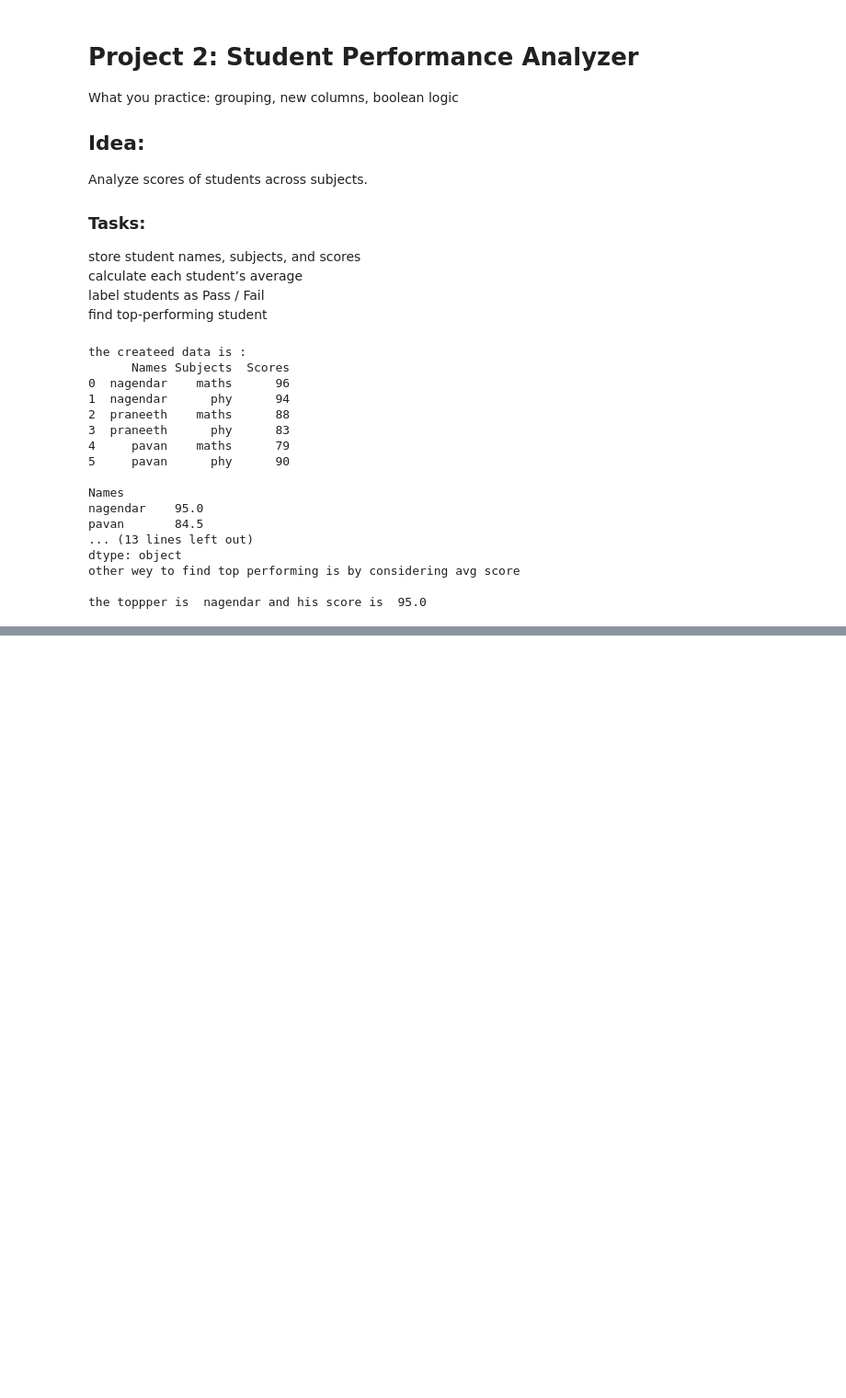
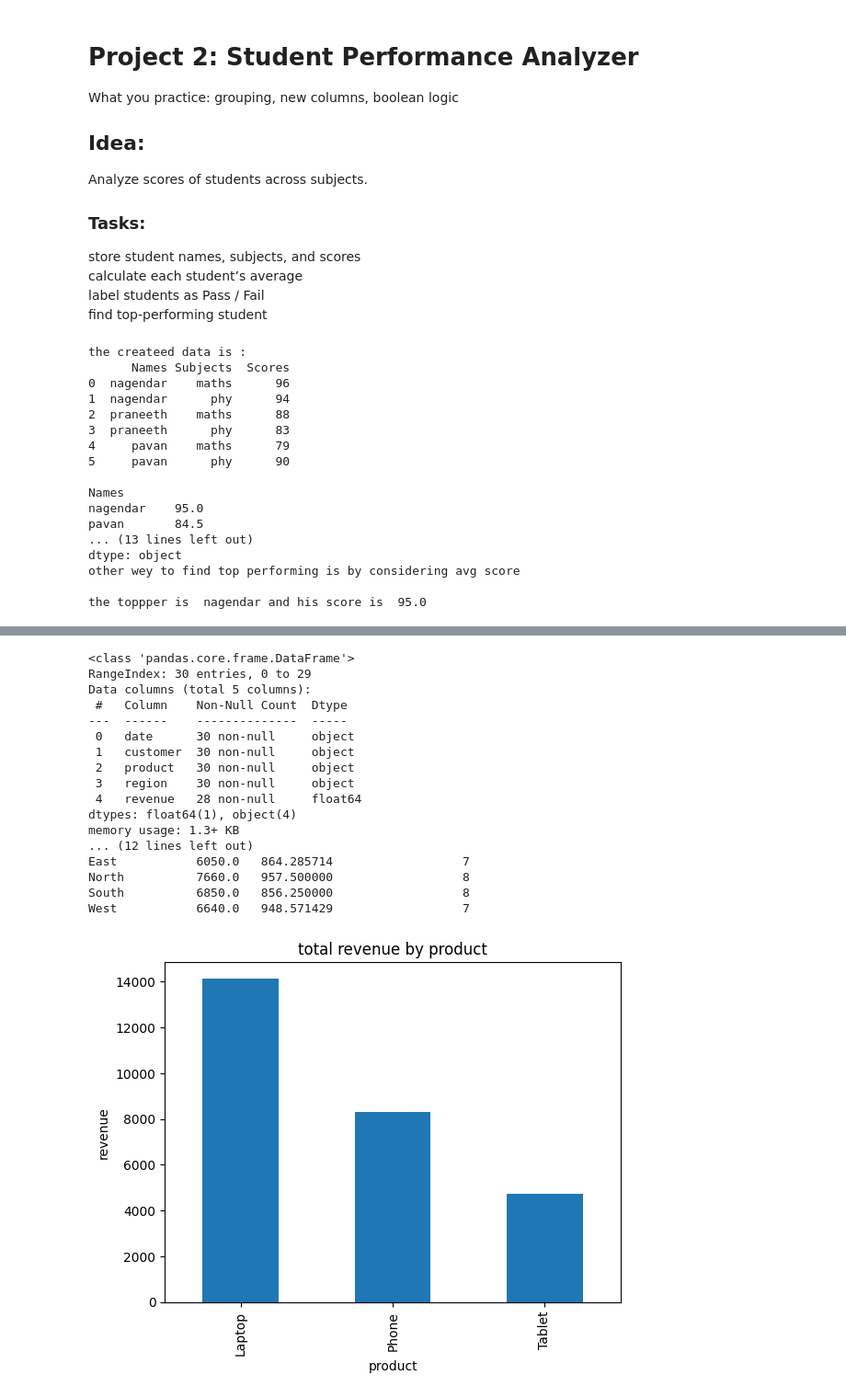
Before and after one commit to Nagendar23/Python-Libraries, a Jupyter notebook: Pandas_projects.ipynb, the cells around one changed output, grey strips where cells are left out. Shown at 92% size. Drawn from its saved outputs; the diff is of its cells as text; code cells hidden in the pictures; blank space fills up the shorter version.

```diff
--- a/Pandas_projects.ipynb
+++ b/Pandas_projects.ipynb
@@ -122,0 +366,71 @@ the toppper is  nagendar and his score is  95.0
+# %%
+import pandas as pd
+import matplotlib.pyplot as plt
+df = pd.read_csv('report_gen.csv')
+print(df.info())
+print()
+
+
+#cleaning the data
+# we have the date so convert into normal format
+df['date'] = pd.to_datetime(df['date'])
+# then make the unknown or N/A into NaN
+df['revenue'] = pd.to_numeric(df['revenue'],errors='coerce')
+#fill the missing values
+df['revenue'] = df['revenue'].fillna(df['revenue'].median())
+
+
+#summary table ( we can create revenue by product, region)
+
+print('creating summary table by product')
+summary_product = df.groupby('product')['revenue'].agg(      #with help of the agg we can specify multiple calc values along with column names
+    total_revenue="sum",
+    avg_revenue="mean",
+    transaction_count="count"
+)
+print(summary_product)
+print()
+
+# creating summary table bu region
+print('creating summary table bu region')
+summary_region=df.groupby('region')['revenue'].agg(
+    total_revenue="sum",
+    avg_revenue="mean",
+    transaction_count="count"
+)
+print(summary_region)
+
+#creating a basic chart acc to prod
+summary_product['total_revenue'].plot(
+    kind='bar',
+    title='total revenue by product',
+    ylabel='revenue'
+)
+plt.show()
+
+#creating a basic chart acc to prod
+summary_region['total_revenue'].plot(
+    kind='bar',
+    title='total revenue acc to region',
+    ylabel='revenue'
+)
+plt.show()
+# %% [output]
+<class 'pandas.core.frame.DataFrame'>
+RangeIndex: 30 entries, 0 to 29
+Data columns (total 5 columns):
+ #   Column    Non-Null Count  Dtype
+---  ------    --------------  -----
+ 0   date      30 non-null     object
+ 1   customer  30 non-null     object
+ 2   product   30 non-null     object
+ 3   region    30 non-null     object
+ 4   revenue   28 non-null     float64
+dtypes: float64(1), object(4)
+memory usage: 1.3+ KB
+... (12 lines left out)
+East           6050.0   864.285714                  7
+North          7660.0   957.500000                  8
+South          6850.0   856.250000                  8
+West           6640.0   948.571429                  7
+[figure, added]
```
Also changed, not shown: parts of 14 cells of this notebook, 4 other files.
